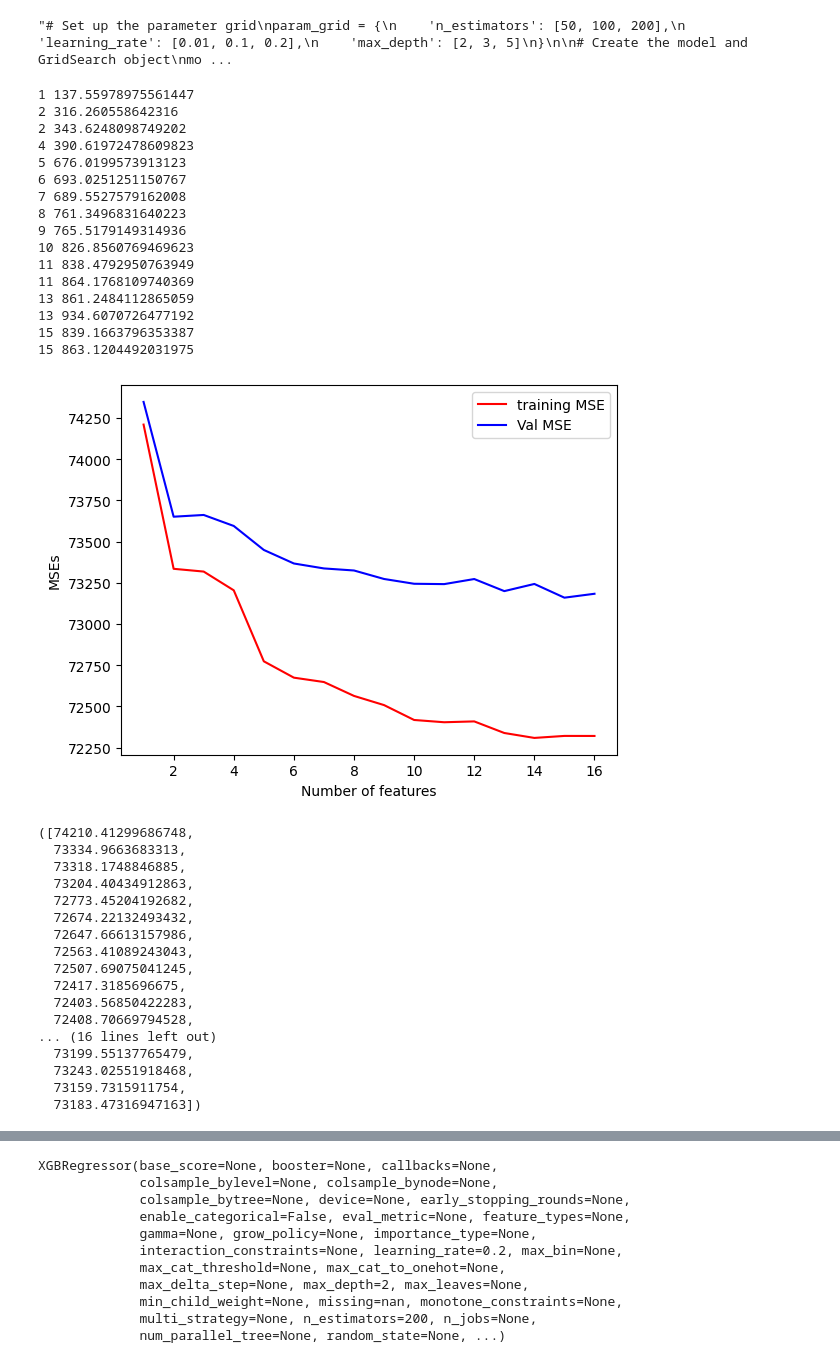
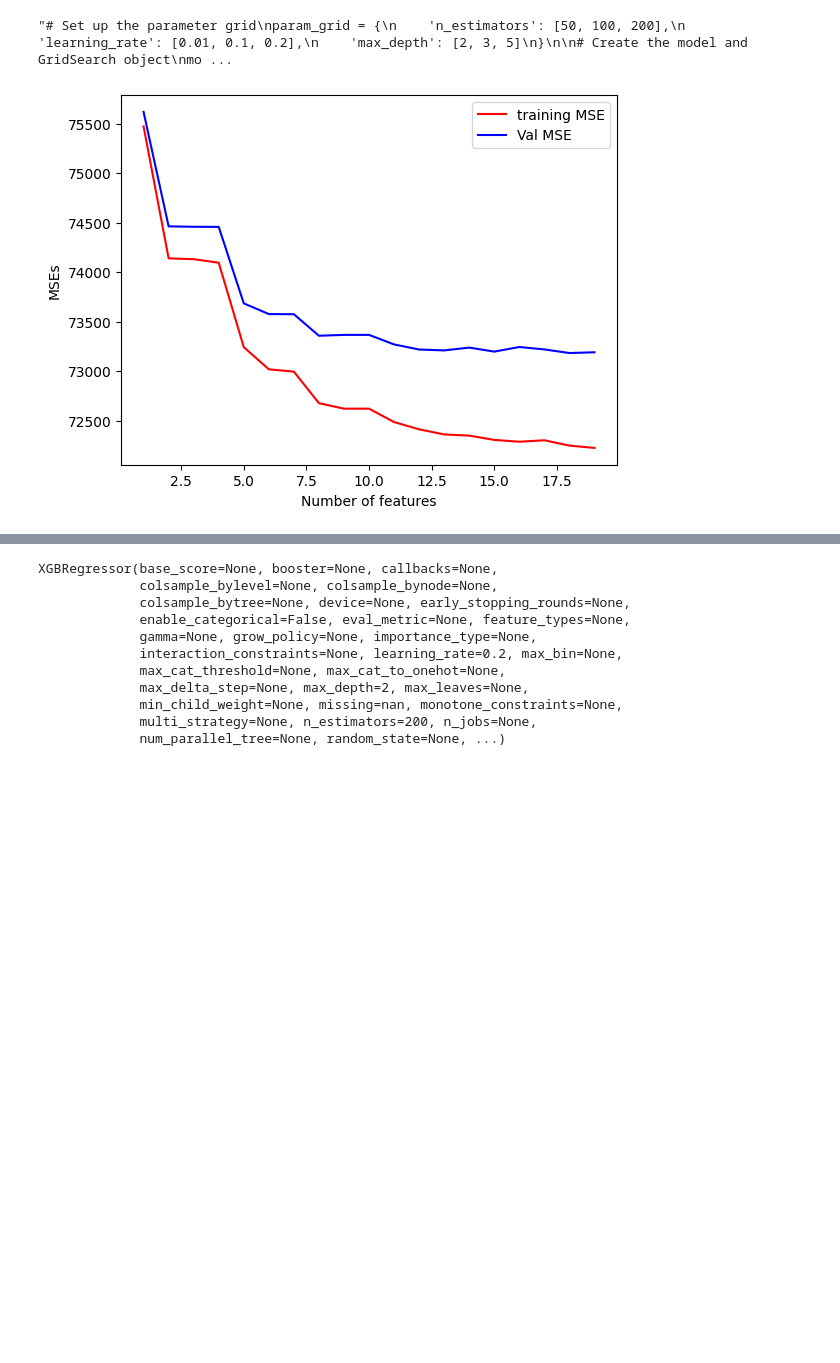
Before and after one commit to omkar-thite/used_car_regression_kaggle, a Jupyter notebook: used_car_regression.ipynb, the cells around one changed output, grey strips where cells are left out. Saved outputs shown, nothing was run; the diff lists cells and outputs as text; code cells hidden in the pictures; blank space fills up the shorter version.

```diff
--- a/used_car_regression.ipynb
+++ b/used_car_regression.ipynb
@@ -414,0 +542,3 @@ dtype: int64
+# %%
+#X['f1'] = tf_model.predict(X)
+X['f1'] = r_model.predict(X)
@@ -478,7 +627,7 @@ from sklearn.feature_selection import RFE
 model = XGBRegressor(learning_rate= 0.2,
                      max_depth = 2,
                      n_estimators = 200,)
-selector = RFE(model, n_features_to_select=10)
+selector = RFE(model, n_features_to_select=20)
 selector.fit(X, y)
 
 # Check selected features
@@ -525,0 +664,22 @@ selected_features
+# %%
+# Include features from both MI scores and RFE features
+selected_features = list(set(rfe_features) | set(mi_features[:10]))
+selected_features = ['hp*mil',
+ 'AverageMilage',
+ 'BrandFreq',
+ 'brand_class',
+ 'PC1',
+ 'PC2',
+ 'Cluster',
+ 'f1', 'log_milage',
+ 'milage',
+ 'engine',
+ 'mil*carAge',
+ 'mil/cyl',
+ 'mil/gears',
+ 'hp/l',
+ 'mil/hp',
+ 'model_year',
+ 'carAge',
+ 'hp',
+ 'hp/gears']
@@ -564,6 +726,9 @@ def get_error(model, x_train, x_cv, y_train, y_cv):
 # %%
 # Choose features to use based on MI score
 def run_model(X, y, selected_features):
+    '''
+    Runs selected features on model, returns and plots training and validation MSEs
+    '''
     train_mse = []
     val_mse = []
     m, n = X.shape
@@ -593,7 +758,6 @@ def run_model(X, y, selected_features):
         xgb_cv_mse = mean_squared_error(y_cv, ypred)
         val_mse.append(np.sqrt(xgb_cv_mse))
 
-        print(N[np.argmin(val_mse)], val_mse[-1] - train_mse[-1])
 
     plt.close('all')
     plt.plot(N, train_mse, c='r', label='training MSE')
@@ -605,39 +769,6 @@ def run_model(X, y, selected_features):
 
     return train_mse, val_mse
 # %%
-train_mse, val_mse = run_model(X, y, selected_features)
+t , v = run_model(X, y, selected_features)
 # %% [output]
-1 137.55978975561447
-2 316.260558642316
-2 343.6248098749202
-4 390.61972478609823
-5 676.0199573913123
-6 693.0251251150767
-7 689.5527579162008
-8 761.3496831640223
-9 765.5179149314936
-10 826.8560769469623
-11 838.4792950763949
-11 864.1768109740369
-13 861.2484112865059
-13 934.6070726477192
-15 839.1663796353387
-15 863.1204492031975
-[figure, old version]
+[figure, new version]
-([74210.41299686748,
-  73334.9663683313,
-  73318.1748846885,
-  73204.40434912863,
-  72773.45204192682,
-  72674.22132493432,
-  72647.66613157986,
-  72563.41089243043,
-  72507.69075041245,
-  72417.3185696675,
-  72403.56850422283,
-  72408.70669794528,
-... (16 lines left out)
-  73199.55137765479,
-  73243.02551918468,
-  73159.7315911754,
-  73183.47316947163])
```
Also changed, not shown: parts of 69 cells of this notebook.
